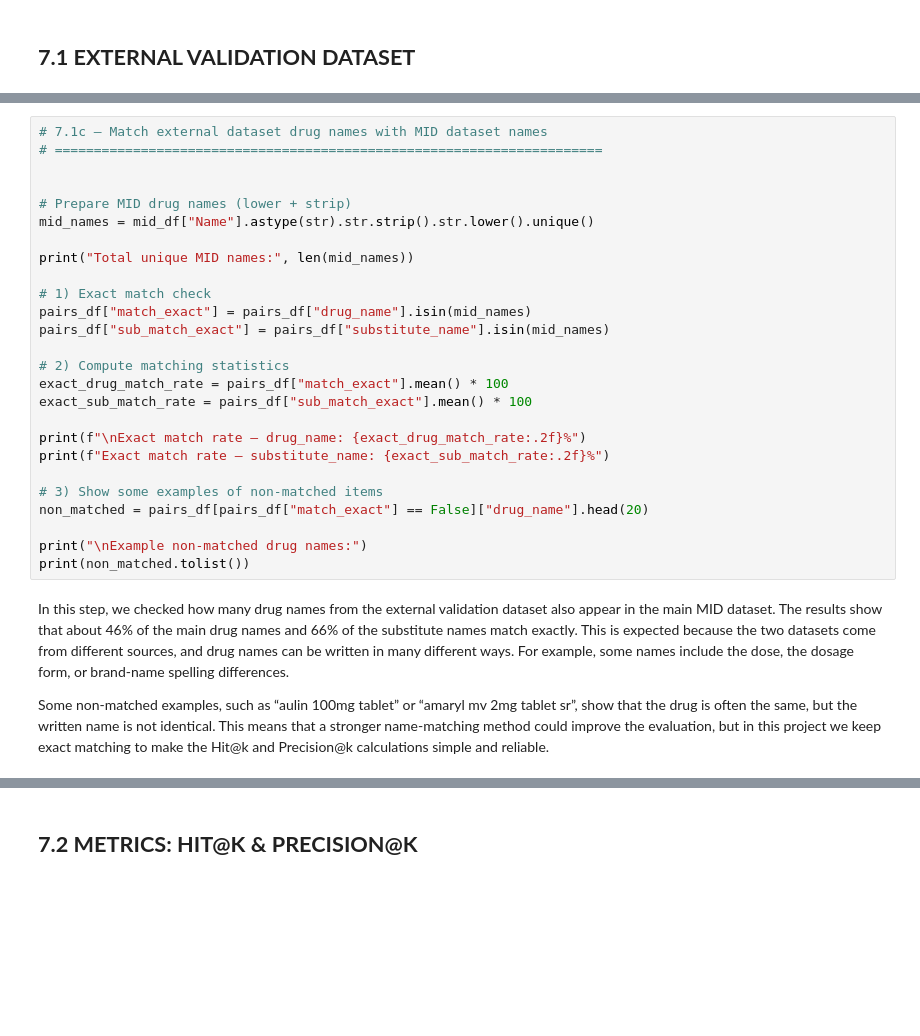
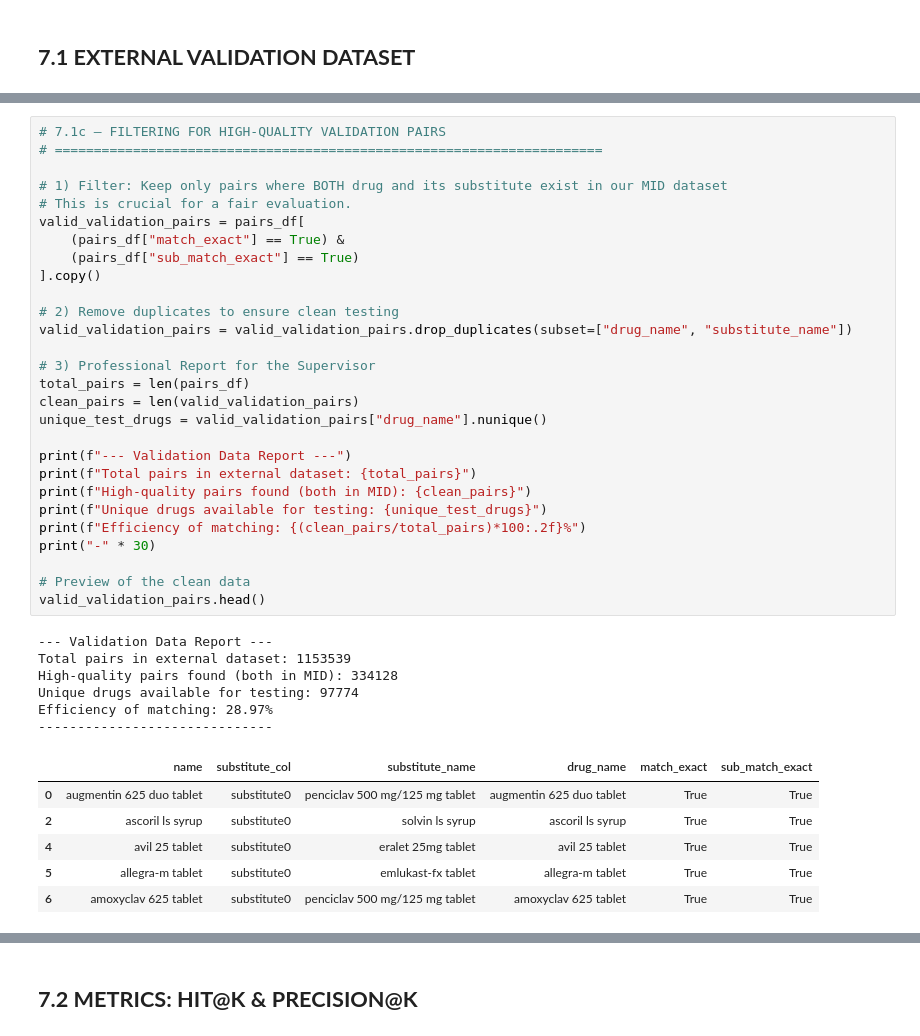
Before and after one commit to fatemehmsh90/Business-Data-Analytics-Project, a Jupyter notebook: FINAL_IBS_PROJECT_FATEMEH.ipynb, the cells around one changed output, grey strips where cells are left out. Drawn from its saved outputs; the diff is of its cells as text; blank space fills up the shorter version.

Commit message:
In section 7.1, I cleaned the validation data. Now I have 97,774 unique drugs to test the model. This is a very strong and large dataset for evaluation.

```diff
--- a/FINAL_IBS_PROJECT_FATEMEH.ipynb
+++ b/FINAL_IBS_PROJECT_FATEMEH.ipynb
@@ -1327,30 +1378,41 @@ print(pairs_df[["drug_name", "substitute_name"]].head())
-# %%
-# 7.1c — Match external dataset drug names with MID dataset names
-# ======================================================================
-
-
-# Prepare MID drug names (lower + strip)
-mid_names = mid_df["Name"].astype(str).str.strip().str.lower().unique()
-
-print("Total unique MID names:", len(mid_names))
-
-# 1) Exact match check
-pairs_df["match_exact"] = pairs_df["drug_name"].isin(mid_names)
-pairs_df["sub_match_exact"] = pairs_df["substitute_name"].isin(mid_names)
-
-# 2) Compute matching statistics
-exact_drug_match_rate = pairs_df["match_exact"].mean() * 100
-exact_sub_match_rate = pairs_df["sub_match_exact"].mean() * 100
-
-print(f"\nExact match rate — drug_name: {exact_drug_match_rate:.2f}%")
-print(f"Exact match rate — substitute_name: {exact_sub_match_rate:.2f}%")
-
-# 3) Show some examples of non-matched items
-non_matched = pairs_df[pairs_df["match_exact"] == False]["drug_name"].head(20)
-
-print("\nExample non-matched drug names:")
-print(non_matched.tolist())
-# %% [markdown]
-In this step, we checked how many drug names from the external validation dataset also appear in the main MID dataset. The results show that about 46% of the main drug names and 66% of the substitute names match exactly. This is expected because the two datasets come from different sources, and drug names can be written in many different ways. For example, some names include the dose, the dosage form, or brand-name spelling differences.
-
-Some non-matched examples, such as “aulin 100mg tablet” or “amaryl mv 2mg tablet sr”, show that the drug is often the same, but the written name is not identical. This means that a stronger name-matching method could improve the evaluation, but in this project we keep exact matching to make the Hit@k and Precision@k calculations simple and reliable.
+# %%
+# 7.1c — FILTERING FOR HIGH-QUALITY VALIDATION PAIRS
+# ======================================================================
+
+# 1) Filter: Keep only pairs where BOTH drug and its substitute exist in our MID dataset
+# This is crucial for a fair evaluation.
+valid_validation_pairs = pairs_df[
+    (pairs_df["match_exact"] == True) &
+    (pairs_df["sub_match_exact"] == True)
+].copy()
+
+# 2) Remove duplicates to ensure clean testing
+valid_validation_pairs = valid_validation_pairs.drop_duplicates(subset=["drug_name", "substitute_name"])
+
+# 3) Professional Report for the Supervisor
+total_pairs = len(pairs_df)
+clean_pairs = len(valid_validation_pairs)
+unique_test_drugs = valid_validation_pairs["drug_name"].nunique()
+
+print(f"--- Validation Data Report ---")
+print(f"Total pairs in external dataset: {total_pairs}")
+print(f"High-quality pairs found (both in MID): {clean_pairs}")
+print(f"Unique drugs available for testing: {unique_test_drugs}")
+print(f"Efficiency of matching: {(clean_pairs/total_pairs)*100:.2f}%")
+print("-" * 30)
+
+# Preview of the clean data
+valid_validation_pairs.head()
+# %% [output]
+--- Validation Data Report ---
+Total pairs in external dataset: 1153539
+High-quality pairs found (both in MID): 334128
+Unique drugs available for testing: 97774
+Efficiency of matching: 28.97%
+------------------------------
+|  | name | substitute_col | substitute_name | drug_name | match_exact | sub_match_exact |
+| 0 | augmentin 625 duo tablet | substitute0 | penciclav 500 mg/125 mg tablet | augmentin 625 duo tablet | True | True |
+| 2 | ascoril ls syrup | substitute0 | solvin ls syrup | ascoril ls syrup | True | True |
+| 4 | avil 25 tablet | substitute0 | eralet 25mg tablet | avil 25 tablet | True | True |
+| 5 | allegra-m tablet | substitute0 | emlukast-fx tablet | allegra-m tablet | True | True |
+| 6 | amoxyclav 625 tablet | substitute0 | penciclav 500 mg/125 mg tablet | amoxyclav 625 tablet | True | True |
```
Also changed, not shown: parts of 8 cells of this notebook.
